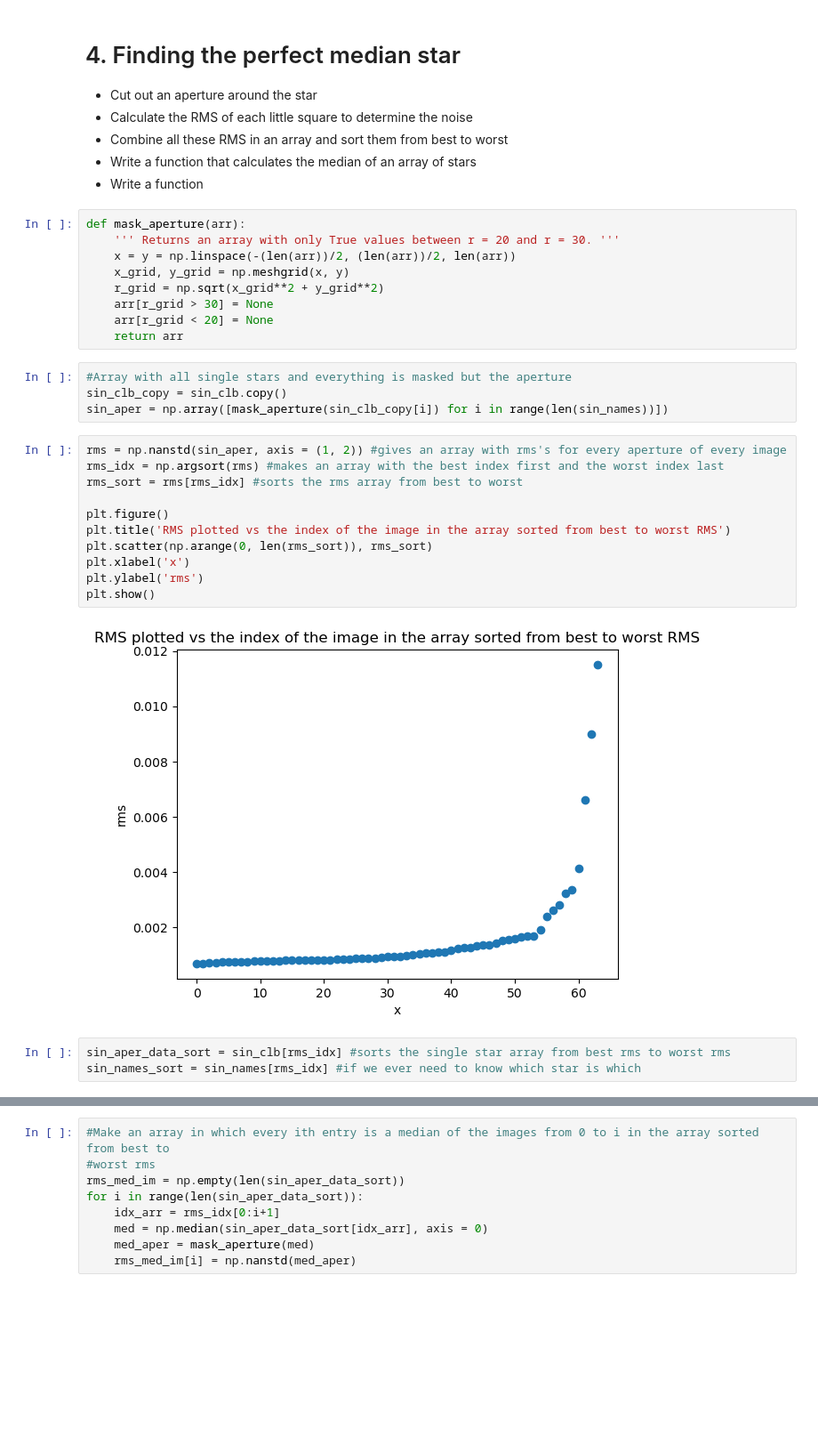
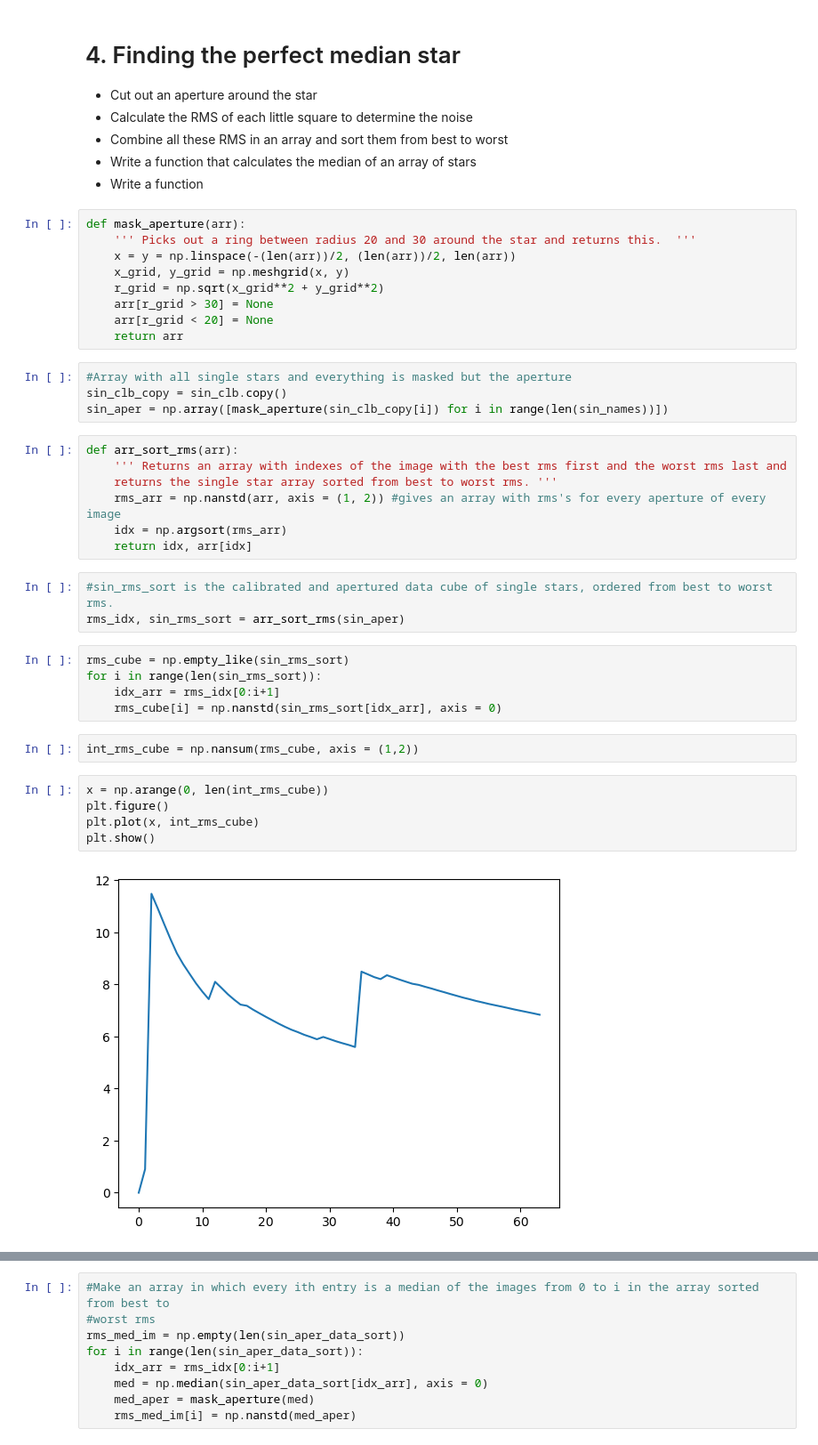
Before and after one commit to puck241/BRP_Joep_en_Puck, a Jupyter notebook: script.ipynb, the cells around one changed output, grey strips where cells are left out. Shown at 89% size. Saved outputs shown, nothing was run; the diff lists cells and outputs as text; blank space fills up the shorter version.

Commit message:
worked on the weird array things, dont forget Vtau82

```diff
--- a/script.ipynb
+++ b/script.ipynb
@@ -113,7 +113,7 @@ sin_clb = np.array([data_reduction(sin_data_copy[i]) for i in range(len(sin_name
 - Write a function
 # %%
 def mask_aperture(arr):
-    ''' Returns an array with only True values between r = 20 and r = 30. '''
+    ''' Picks out a ring between radius 20 and 30 around the star and returns this.  '''
     x = y = np.linspace(-(len(arr))/2, (len(arr))/2, len(arr))
     x_grid, y_grid = np.meshgrid(x, y)
     r_grid = np.sqrt(x_grid**2 + y_grid**2)
@@ -125,18 +125,26 @@ def mask_aperture(arr):
 sin_clb_copy = sin_clb.copy()
 sin_aper = np.array([mask_aperture(sin_clb_copy[i]) for i in range(len(sin_names))])
 # %%
-rms = np.nanstd(sin_aper, axis = (1, 2)) #gives an array with rms's for every aperture of every image
-rms_idx = np.argsort(rms) #makes an array with the best index first and the worst index last
-rms_sort = rms[rms_idx] #sorts the rms array from best to worst
-
-plt.figure()
-plt.title('RMS plotted vs the index of the image in the array sorted from best to worst RMS')
-plt.scatter(np.arange(0, len(rms_sort)), rms_sort)
-plt.xlabel('x')
-plt.ylabel('rms')
-plt.show()
+def arr_sort_rms(arr):
+    ''' Returns an array with indexes of the image with the best rms first and the worst rms last and
+    returns the single star array sorted from best to worst rms. '''
+    rms_arr = np.nanstd(arr, axis = (1, 2)) #gives an array with rms's for every aperture of every image
+    idx = np.argsort(rms_arr)
+    return idx, arr[idx]
-# %% [output]
-[figure, removed]
-# %%
-sin_aper_data_sort = sin_clb[rms_idx] #sorts the single star array from best rms to worst rms
-sin_names_sort = sin_names[rms_idx] #if we ever need to know which star is which
+# %%
+#sin_rms_sort is the calibrated and apertured data cube of single stars, ordered from best to worst rms.
+rms_idx, sin_rms_sort = arr_sort_rms(sin_aper)
+# %%
+rms_cube = np.empty_like(sin_rms_sort)
+for i in range(len(sin_rms_sort)):
+    idx_arr = rms_idx[0:i+1]
+    rms_cube[i] = np.nanstd(sin_rms_sort[idx_arr], axis = 0)
+# %%
+int_rms_cube = np.nansum(rms_cube, axis = (1,2))
+# %%
+x = np.arange(0, len(int_rms_cube))
+plt.figure()
+plt.plot(x, int_rms_cube)
+plt.show()
+# %% [output]
+[figure, added]
```
Also changed, not shown: parts of 4 cells of this notebook, 4 other files.
